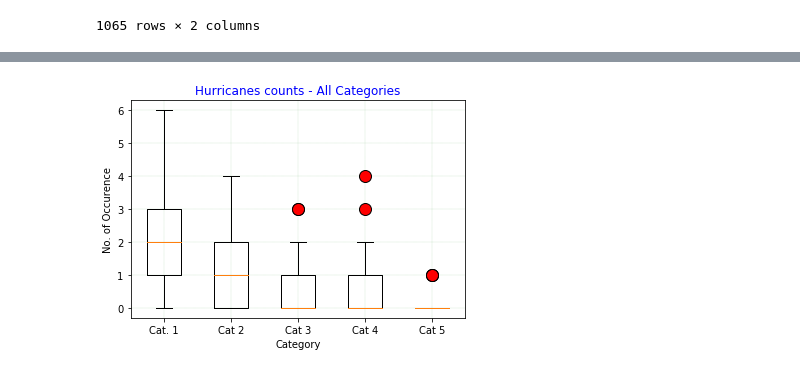
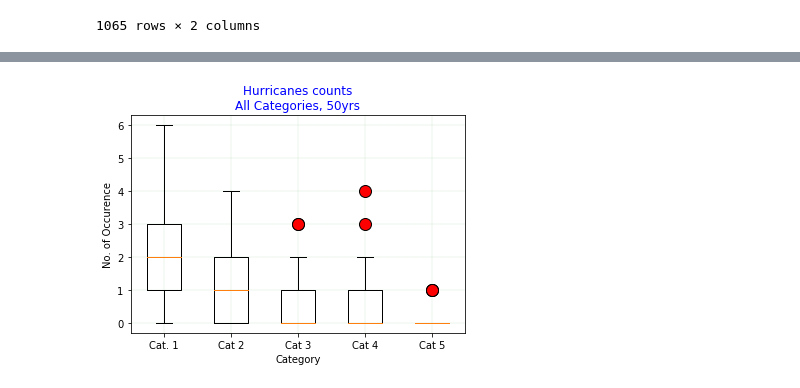
Before and after one commit to henryle-n/Hurricane-History-Analysis, a Jupyter notebook: HLe_Work.ipynb, the cells around one changed output, grey strips where cells are left out. Saved outputs shown, nothing was run; the diff lists cells and outputs as text; code cells hidden in the pictures.

```diff
--- a/HLe_Work.ipynb
+++ b/HLe_Work.ipynb
@@ -244,21 +243,21 @@ fig
 # %% [output]
 [interactive output not drawn]
 # %%
-# Generate a box plot of the final tumor volume of each mouse across four regimens of interest
+# Generate a box plot for all 5 storm categories
 fig1, ax1 = plt.subplots()
-ax1.set_title('Hurricanes counts - All Categories', color='blue') # chart main title
+ax1.set_title('Hurricanes counts\nAll Categories, 50yrs', color='blue') # chart main title
 ax1.set_xlabel('Category') # setting x-axis label
 ax1.set_ylabel('No. of Occurence') # setting y-axis label
 x_axis = ['Cat. 1', 'Cat 2', 'Cat 3', 'Cat 4', 'Cat 5']
 ax1.set_xticklabels(x_axis) # setting x-axis tickmark labels
 
 # format outliers to show them clearer in the boxplot, assigned red color as fill
 outlier_format = dict(marker='o', markerfacecolor='r', markersize = 12, markeredgecolor = 'k', linestyle='none')
 
 # plot data on the box plot with formatted outliers
 ax1.boxplot([cat1, cat2, cat3, cat4, cat5], flierprops = outlier_format)
 ax1.grid(color='g', linestyle='--', linewidth=0.1)
 plt.show()
 fig1.savefig("Boxplot_HrCnt")
 # %% [output]
-[figure, old version]
+[figure, new version]
```
Also changed, not shown: parts of 7 cells of this notebook, 5 other files.
